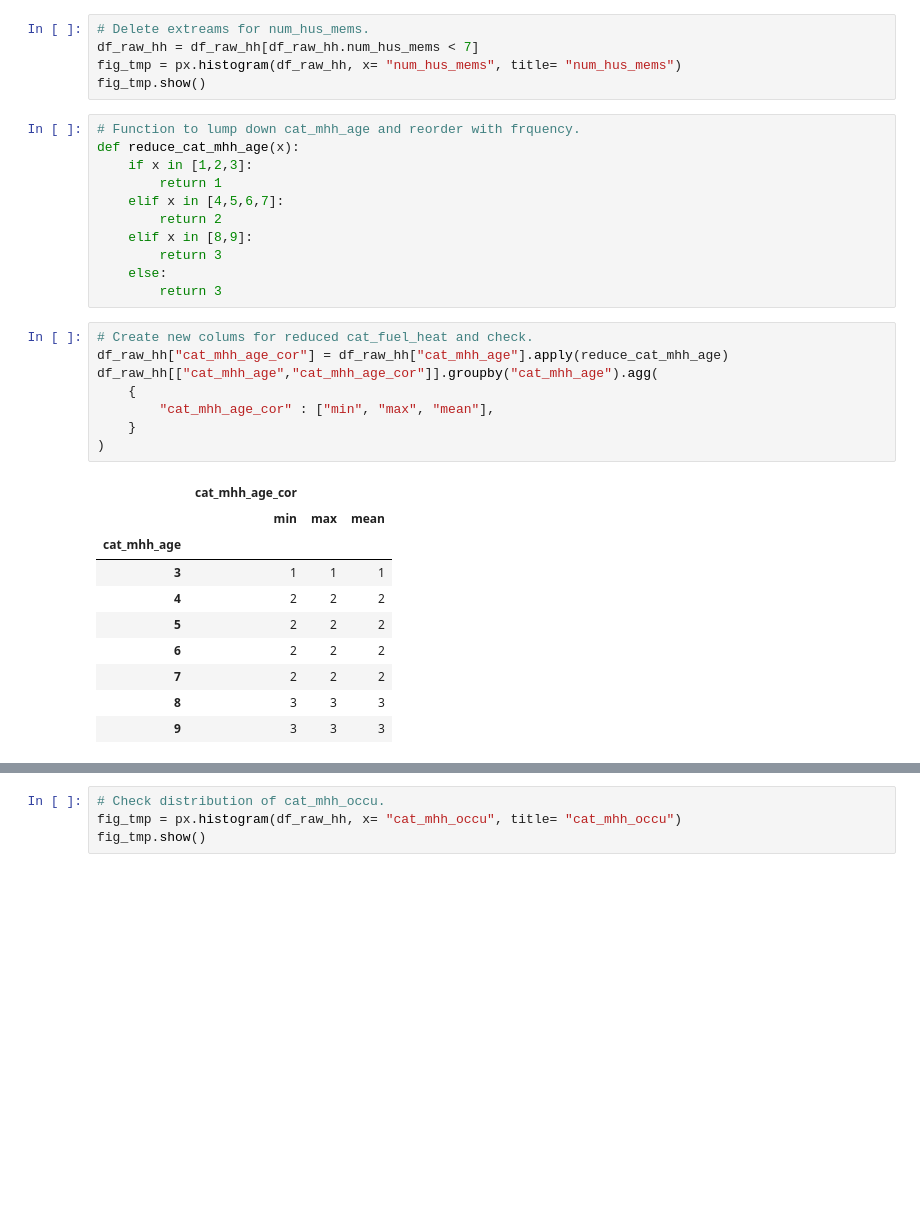
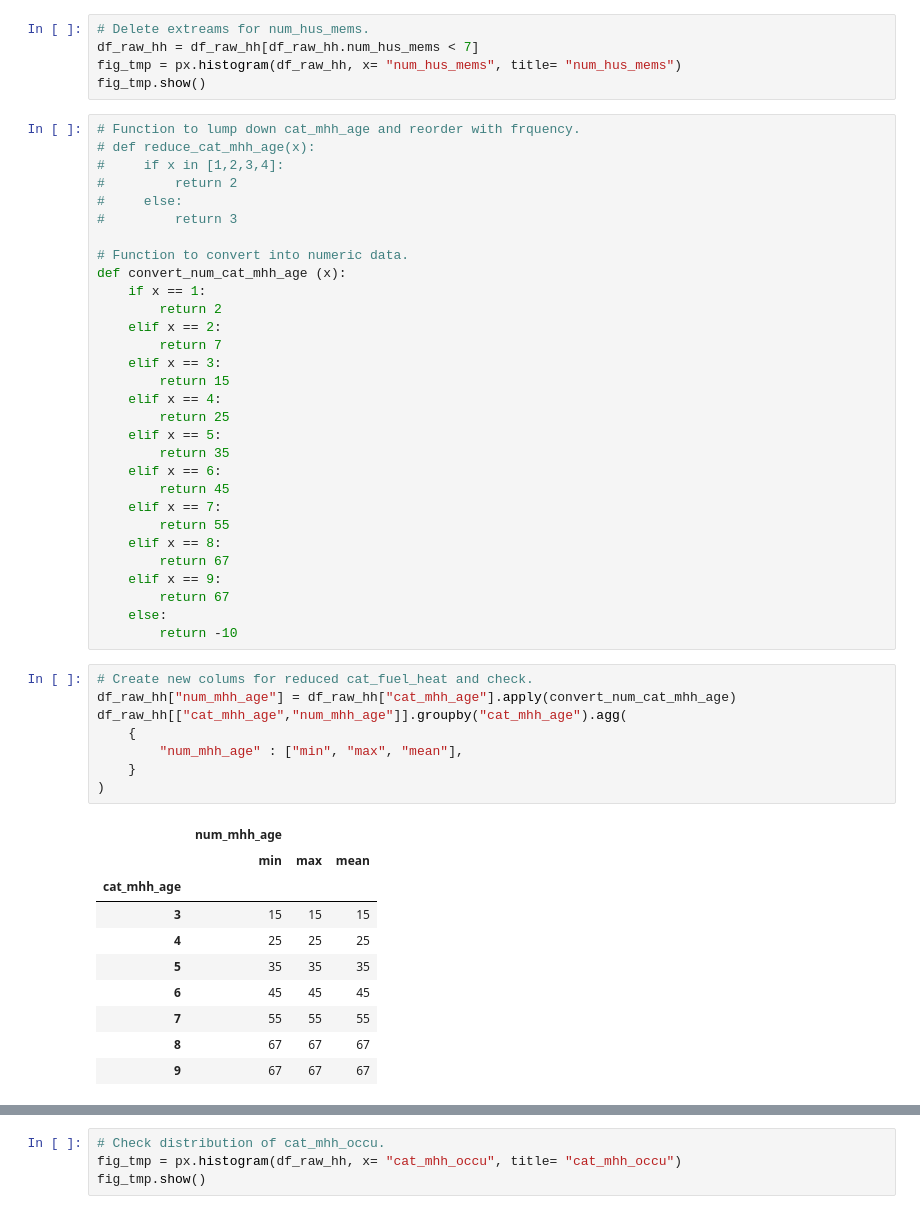
Before and after one commit to ayokariks/EDA-Project, a Jupyter notebook: Python/sKor_data_postProcess_2018.ipynb, the cells around one changed output, grey strips where cells are left out. Saved outputs shown, nothing was run; the diff lists cells and outputs as text; blank space fills up the shorter version.

```diff
--- a/Python/sKor_data_postProcess_2018.ipynb
+++ b/Python/sKor_data_postProcess_2018.ipynb
@@ -400,31 +400,50 @@ fig_tmp = px.histogram(df_raw_hh, x= "num_hus_mems", title= "num_hus_mems")
 fig_tmp.show()
 # %%
 # Function to lump down cat_mhh_age and reorder with frquency.
-def reduce_cat_mhh_age(x):
-    if x in [1,2,3]:
-        return 1
-    elif x in [4,5,6,7]:
+# def reduce_cat_mhh_age(x):
+#     if x in [1,2,3,4]:
+#         return 2
+#     else:
+#         return 3
+
+# Function to convert into numeric data.
+def convert_num_cat_mhh_age (x):
+    if x == 1:
         return 2
-    elif x in [8,9]:
-        return 3
+    elif x == 2:
+        return 7
+    elif x == 3:
+        return 15
+    elif x == 4:
+        return 25
+    elif x == 5:
+        return 35
+    elif x == 6:
+        return 45
+    elif x == 7:
+        return 55
+    elif x == 8:
+        return 67
+    elif x == 9:
+        return 67
     else:
-        return 3
+        return -10
 # %%
 # Create new colums for reduced cat_fuel_heat and check.
-df_raw_hh["cat_mhh_age_cor"] = df_raw_hh["cat_mhh_age"].apply(reduce_cat_mhh_age)
-df_raw_hh[["cat_mhh_age","cat_mhh_age_cor"]].groupby("cat_mhh_age").agg(
+df_raw_hh["num_mhh_age"] = df_raw_hh["cat_mhh_age"].apply(convert_num_cat_mhh_age)
+df_raw_hh[["cat_mhh_age","num_mhh_age"]].groupby("cat_mhh_age").agg(
     {
-        "cat_mhh_age_cor" : ["min", "max", "mean"],
+        "num_mhh_age" : ["min", "max", "mean"],
     }
 )
 # %% [output]
-|  | cat_mhh_age_cor |  |  |
+|  | num_mhh_age |  |  |
 |  | min | max | mean |
 | cat_mhh_age |  |  |  |
-| 3 | 1 | 1 | 1 |
-| 4 | 2 | 2 | 2 |
-| 5 | 2 | 2 | 2 |
-| 6 | 2 | 2 | 2 |
-| 7 | 2 | 2 | 2 |
-| 8 | 3 | 3 | 3 |
-| 9 | 3 | 3 | 3 |
+| 3 | 15 | 15 | 15 |
+| 4 | 25 | 25 | 25 |
+| 5 | 35 | 35 | 35 |
+| 6 | 45 | 45 | 45 |
+| 7 | 55 | 55 | 55 |
+| 8 | 67 | 67 | 67 |
+| 9 | 67 | 67 | 67 |
```
Also changed, not shown: parts of 12 cells of this notebook, 9 other files.
